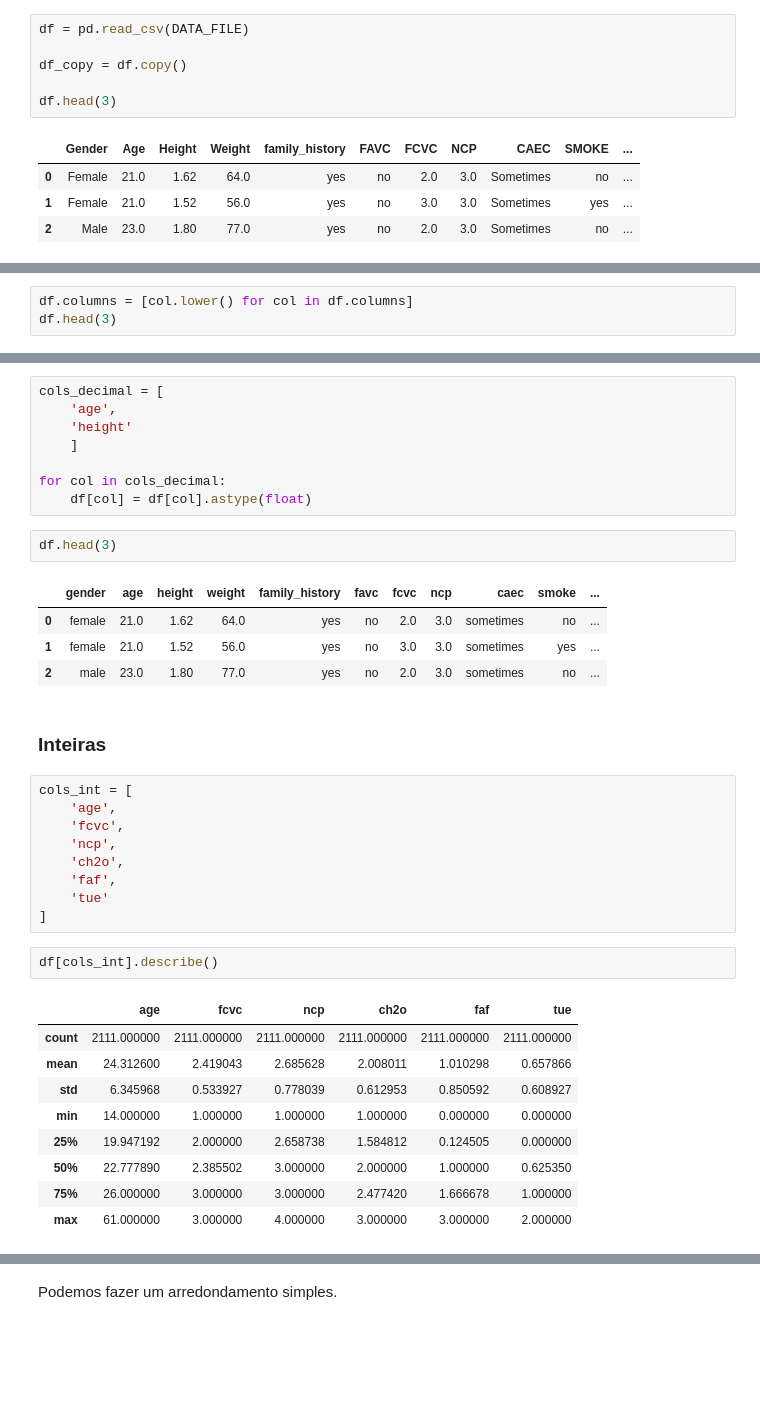
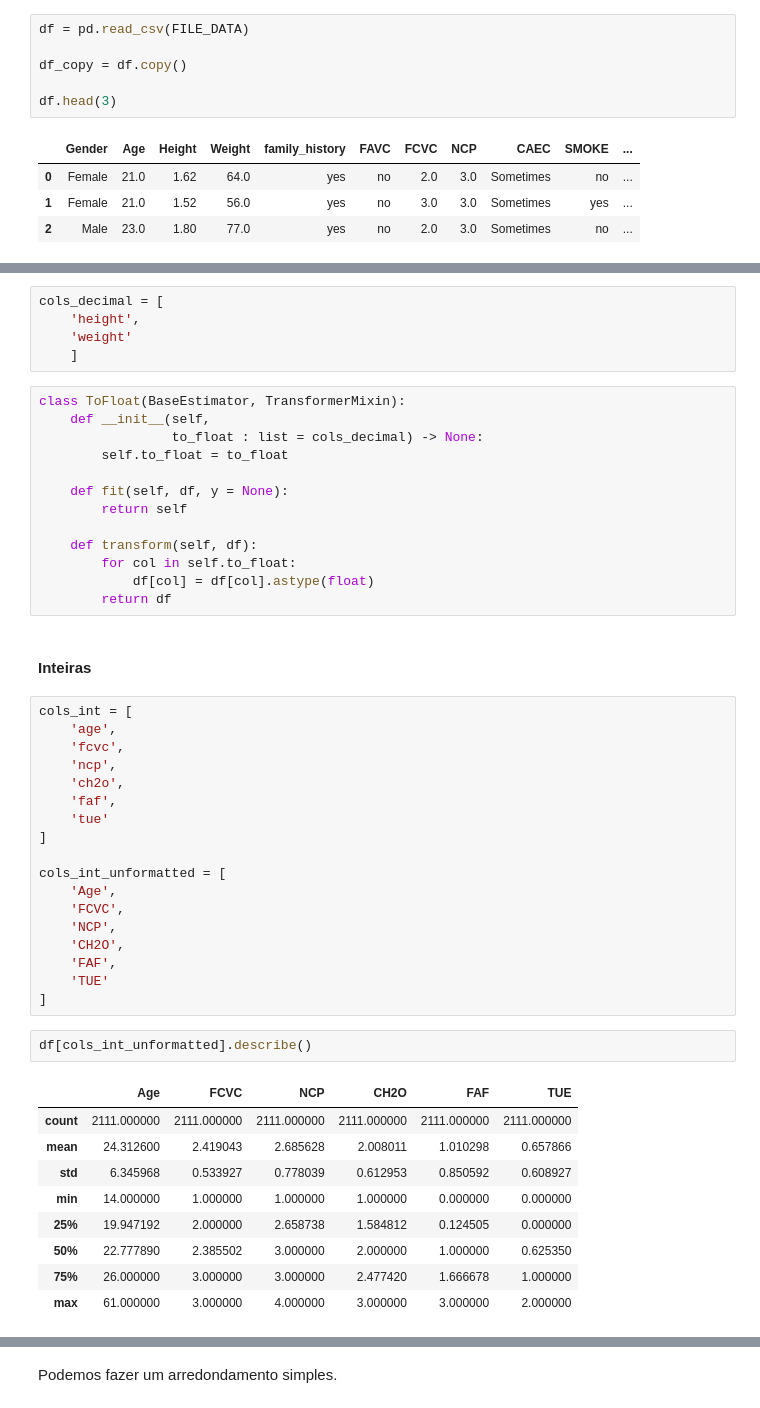
Before and after one commit to victoria-menezes/fiap-data-analytics-TC4, a Jupyter notebook: notebook.ipynb, the cells around one changed output, grey strips where cells are left out. Cells and saved outputs as stored; diff of their text form; blank space fills up the shorter version.

```diff
--- a/notebook.ipynb
+++ b/notebook.ipynb
@@ -22,7 +45,7 @@ POSTGRES_PW_FILE = os.path.join(LOCAL_PATH, 'postgres-pw')
 # %% [markdown]
 # Análise preliminar
 # %%
-df = pd.read_csv(DATA_FILE)
+df = pd.read_csv(FILE_DATA)
 
 df_copy = df.copy()
 
@@ -37,3 +61,0 @@ df.head(3)
-# %%
-df.columns = [col.lower() for col in df.columns]
-df.head(3)
@@ -83,20 +113,23 @@ df.head(3)
-# %%
-cols_decimal = [
-    'age',
-    'height'
-    ]
-
-for col in cols_decimal:
-    df[col] = df[col].astype(float)
-# %%
-df.head(3)
-# %% [output]
-|  | gender | age | height | weight | family_history | favc | fcvc | ncp | caec | smoke | ... |
-| 0 | female | 21.0 | 1.62 | 64.0 | yes | no | 2.0 | 3.0 | sometimes | no | ... |
-| 1 | female | 21.0 | 1.52 | 56.0 | yes | no | 3.0 | 3.0 | sometimes | yes | ... |
-| 2 | male | 23.0 | 1.80 | 77.0 | yes | no | 2.0 | 3.0 | sometimes | no | ... |
+# %%
+cols_decimal = [
+    'height',
+    'weight'
+    ]
+# %%
+class ToFloat(BaseEstimator, TransformerMixin):
+    def __init__(self,
+                 to_float : list = cols_decimal) -> None:
+        self.to_float = to_float
+
+    def fit(self, df, y = None):
+        return self
+
+    def transform(self, df):
+        for col in self.to_float:
+            df[col] = df[col].astype(float)
+        return df
 # %% [markdown]
-### Inteiras
+#### Inteiras
 # %%
 cols_int = [
     'age',
@@ -106,10 +139,19 @@ cols_int = [
     'faf',
     'tue'
 ]
+
+cols_int_unformatted = [
+    'Age',
+    'FCVC',
+    'NCP',
+    'CH2O',
+    'FAF',
+    'TUE'
+]
 # %%
-df[cols_int].describe()
+df[cols_int_unformatted].describe()
 # %% [output]
-|  | age | fcvc | ncp | ch2o | faf | tue |
+|  | Age | FCVC | NCP | CH2O | FAF | TUE |
 | count | 2111.000000 | 2111.000000 | 2111.000000 | 2111.000000 | 2111.000000 | 2111.000000 |
 | mean | 24.312600 | 2.419043 | 2.685628 | 2.008011 | 1.010298 | 0.657866 |
 | std | 6.345968 | 0.533927 | 0.778039 | 0.612953 | 0.850592 | 0.608927 |
```
Also changed, not shown: parts of 45 cells of this notebook, 3 other files.
